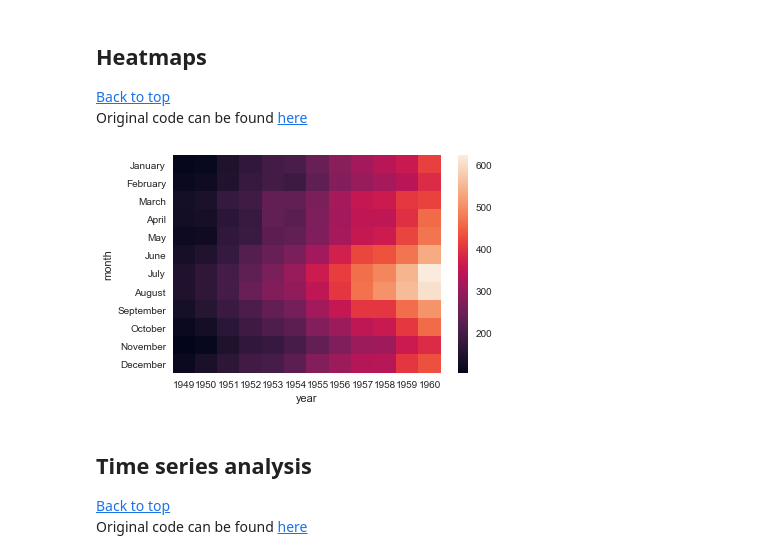
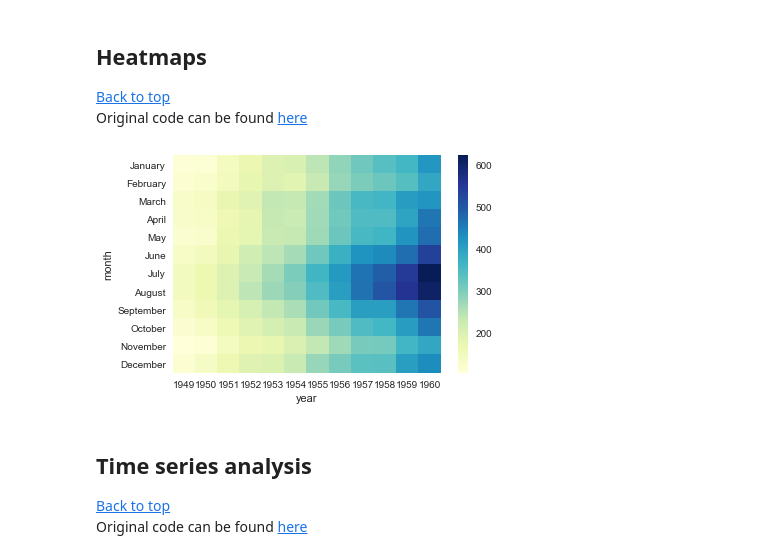
Before and after one commit to atos-datascience/data-analytics-and-science, a Jupyter notebook: example notebooks/Statistical Method References.ipynb, the cells around one changed output. Cells and saved outputs as stored; diff of their text form; code cells hidden in the pictures.

```diff
--- a/example notebooks/Statistical Method References.ipynb
+++ b/example notebooks/Statistical Method References.ipynb
@@ -358,13 +361,13 @@ Original code can be found [here](https://seaborn.pydata.org/generated/seaborn.h
 # %%
 import numpy as np; np.random.seed(0)
 import seaborn as sns; sns.set()
 flights = sns.load_dataset("flights")
 flights = flights.pivot("month", "year", "passengers")
-ax = sns.heatmap(flights)
+ax = sns.heatmap(flights, cmap="YlGnBu")
 
 # See the original source code link for a lot of other options
 # %% [output]
-[figure, old version]
+[figure, new version]
 # %% [markdown]
 ## Time series analysis
 <a href="#Table-of-contents">Back to top</a>
```
Also changed, not shown: parts of 7 cells of this notebook.
